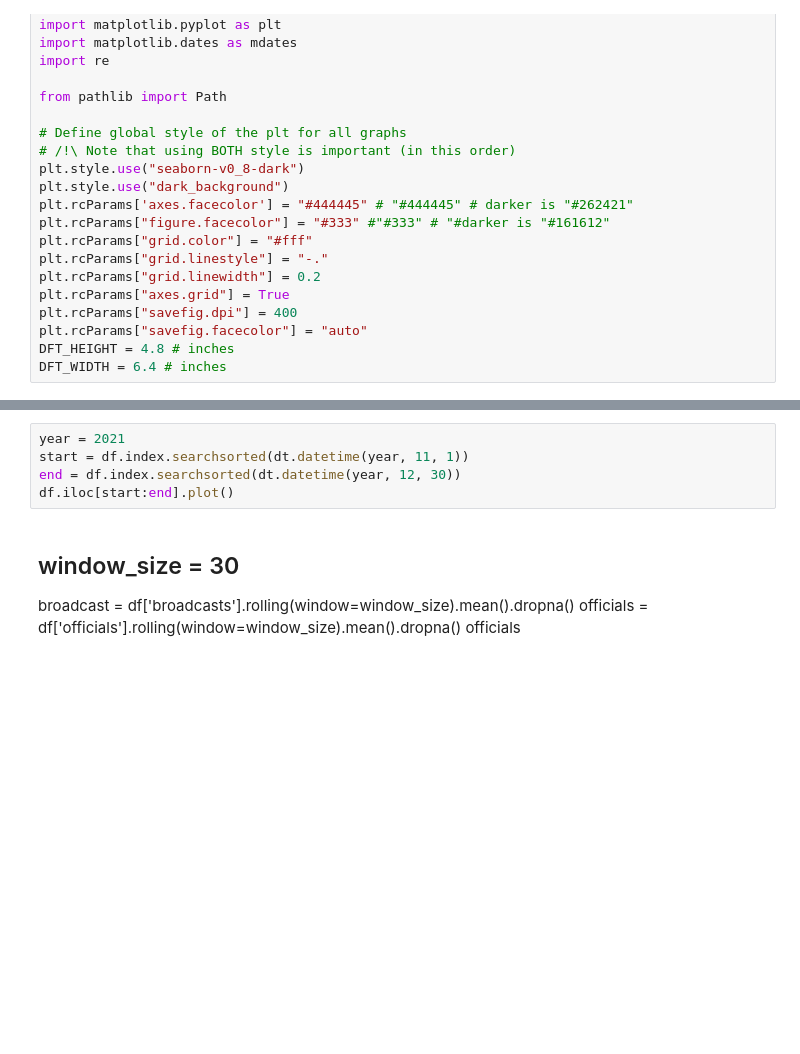
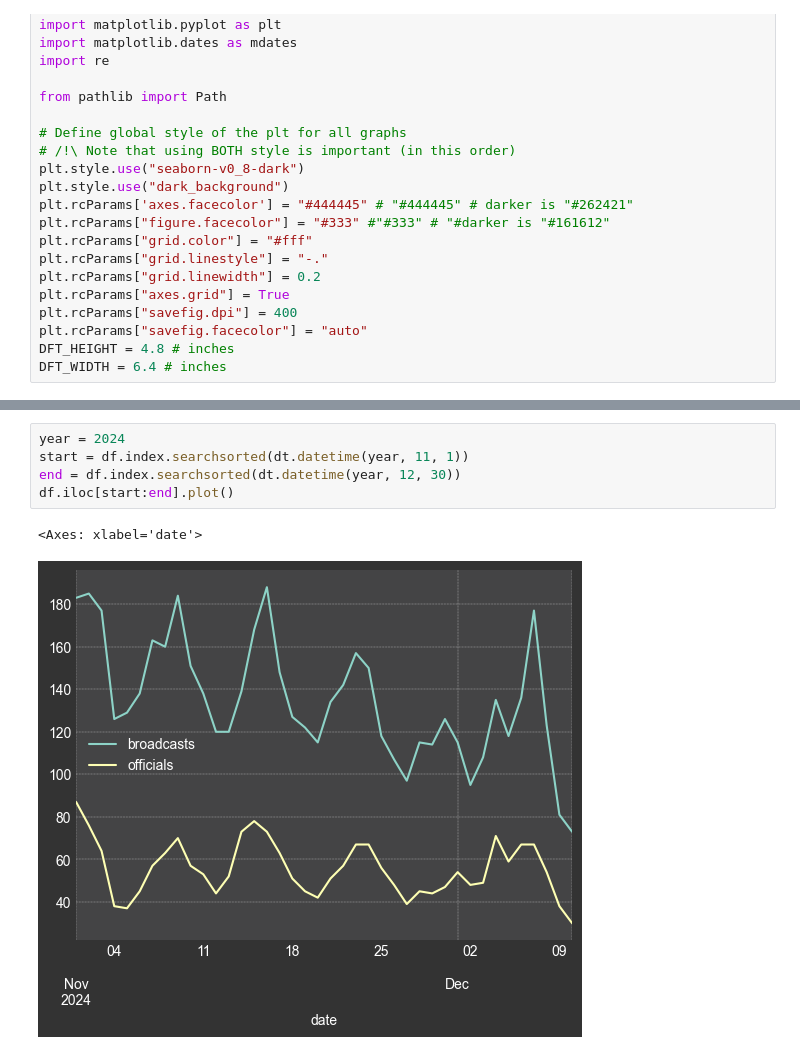
Before and after one commit to kraktus/lichess-broadcast-graph, a Jupyter notebook: graphs.ipynb, the cells around one changed output, grey strips where cells are left out. Saved outputs shown, nothing was run; the diff lists cells and outputs as text; blank space fills up the shorter version.

```diff
--- a/graphs.ipynb
+++ b/graphs.ipynb
@@ -33,10 +51,8 @@ df.iloc[:end].plot()
 # %%
-year = 2021
+year = 2024
 start = df.index.searchsorted(dt.datetime(year, 11, 1))
 end = df.index.searchsorted(dt.datetime(year, 12, 30))
 df.iloc[start:end].plot()
+# %% [output]
+<Axes: xlabel='date'>
+[figure, added]
-# %% [markdown]
-## window_size = 30
-broadcast = df['broadcasts'].rolling(window=window_size).mean().dropna()
-officials = df['officials'].rolling(window=window_size).mean().dropna()
-officials
```
Also changed, not shown: parts of 6 cells of this notebook, 1 other file.
